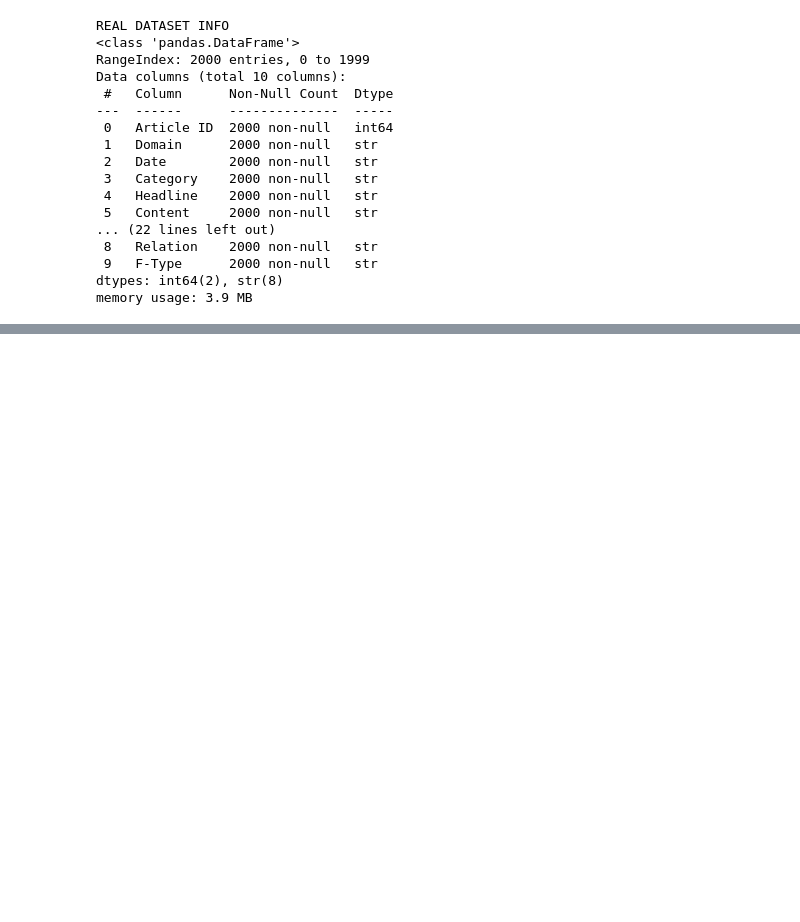
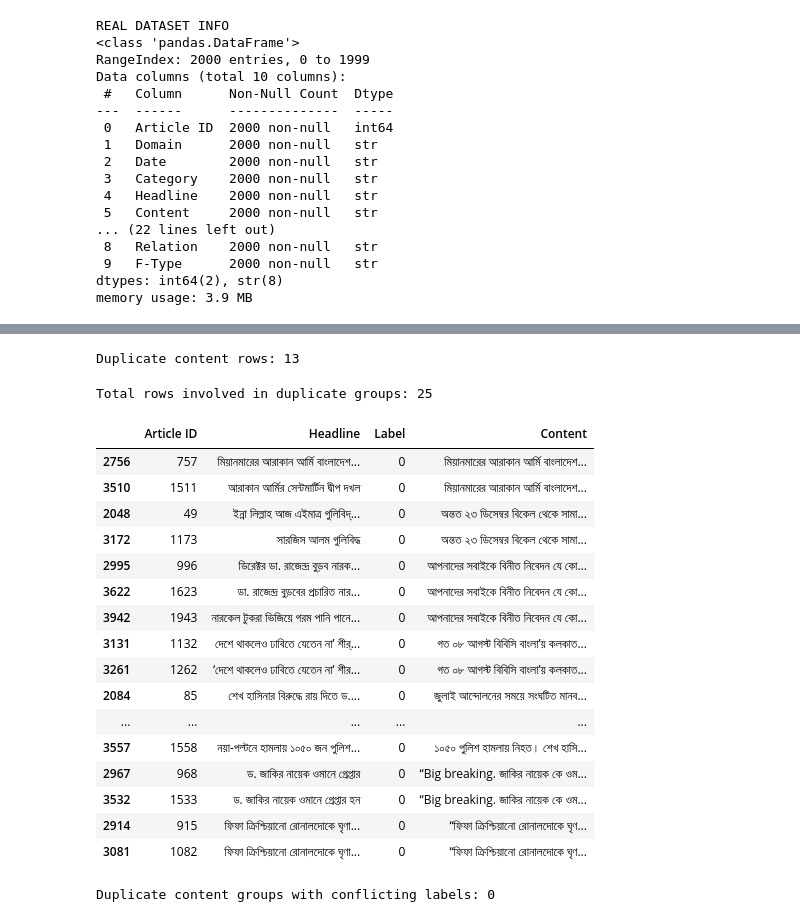
Before and after one commit to jaimulhaque/banglafake-detection, a Jupyter notebook: notebooks/01_data_prep.ipynb, the cells around one changed output, grey strips where cells are left out. Cells and saved outputs as stored; diff of their text form; code cells hidden in the pictures; blank space fills up the shorter version.

```diff
--- a/notebooks/01_data_prep.ipynb
+++ b/notebooks/01_data_prep.ipynb
@@ -125,0 +166,7 @@ memory usage: 3.9 MB
+# %%
+df = pd.concat(
+    [real_df, fake_df],
+    ignore_index=True
+)
+
+print("Combined dataset shape:", df.shape)
@@ -125,0 +196,54 @@ memory usage: 3.9 MB
+# %%
+duplicate_count = df.duplicated(
+    subset=["Content"]
+).sum()
+
+print("Duplicate content rows:", duplicate_count)
+# %% [output]
+Duplicate content rows: 13
+# %%
+duplicate_rows = df[
+    df.duplicated(subset=["Content"], keep=False)
+].sort_values("Content")
+
+print("Total rows involved in duplicate groups:", len(duplicate_rows))
+
+duplicate_rows[
+    ["Article ID", "Headline", "Label", "Content"]
+]
+# %% [output]
+Total rows involved in duplicate groups: 25
+|  | Article ID | Headline | Label | Content |
+| 2756 | 757 | মিয়ানমারের আরাকান আর্মি বাংলাদেশ... | 0 | মিয়ানমারের আরাকান আর্মি বাংলাদেশ... |
+| 3510 | 1511 | আরাকান আর্মির সেন্টমার্টিন দ্বীপ দখল | 0 | মিয়ানমারের আরাকান আর্মি বাংলাদেশ... |
+| 2048 | 49 | ইন্না লিল্লাহ আজ এইমাত্র গুলিবিদ্... | 0 | অন্তত ২৩ ডিসেম্বর বিকেল থেকে সামা... |
+| 3172 | 1173 | সারজিস আলম গুলিবিদ্ধ | 0 | অন্তত ২৩ ডিসেম্বর বিকেল থেকে সামা... |
+| 2995 | 996 | ডিরেক্টর ডা. রাজেন্দ্র বুড়ব নারক... | 0 | আপনাদের সবাইকে বিনীত নিবেদন যে কো... |
+| 3622 | 1623 | ডা. রাজেন্দ্র বুড়বের প্রচারিত নার... | 0 | আপনাদের সবাইকে বিনীত নিবেদন যে কো... |
+| 3942 | 1943 | নারকেল টুকরা ভিজিয়ে গরম পানি পানে... | 0 | আপনাদের সবাইকে বিনীত নিবেদন যে কো... |
+| 3131 | 1132 | দেশে থাকলেও ঢাবিতে যেতেন না’ শীর্... | 0 | গত ০৮ আগস্ট বিবিসি বাংলা’য় কলকাত... |
+| 3261 | 1262 | ‘দেশে থাকলেও ঢাবিতে যেতেন না’ শীর... | 0 | গত ০৮ আগস্ট বিবিসি বাংলা’য় কলকাত... |
+| 2084 | 85 | শেখ হাসিনার বিরুদ্ধে রায় দিতে ড.... | 0 | জুলাই আন্দোলনের সময়ে সংঘটিত মানব... |
+| ... | ... | ... | ... | ... |
+| 3557 | 1558 | নয়া-পল্টনে হামলায় ১০৫০ জন পুলিশ... | 0 | ১০৫০ পুলিশ হামলায় নিহত। শেখ হাসি... |
+| 2967 | 968 | ড. জাকির নায়েক ওমানে গ্রেপ্তার | 0 | “Big breaking. জাকির নায়েক কে ওম... |
+| 3532 | 1533 | ড. জাকির নায়েক ওমানে গ্রেপ্তার হন | 0 | “Big breaking. জাকির নায়েক কে ওম... |
+| 2914 | 915 | ফিফা ক্রিশ্চিয়ানো রোনালদোকে ঘৃণা... | 0 | “ফিফা ক্রিশ্চিয়ানো রোনালদোকে ঘৃণ... |
+| 3081 | 1082 | ফিফা ক্রিশ্চিয়ানো রোনালদোকে ঘৃণা... | 0 | “ফিফা ক্রিশ্চিয়ানো রোনালদোকে ঘৃণ... |
+# %%
+duplicate_label_check = (
+    duplicate_rows
+    .groupby("Content")["Label"]
+    .nunique()
+)
+
+conflicting_duplicates = duplicate_label_check[
+    duplicate_label_check > 1
+]
+
+print(
+    "Duplicate content groups with conflicting labels:",
+    len(conflicting_duplicates)
+)
+# %% [output]
+Duplicate content groups with conflicting labels: 0
```
Also changed, not shown: parts of 4 cells of this notebook.
